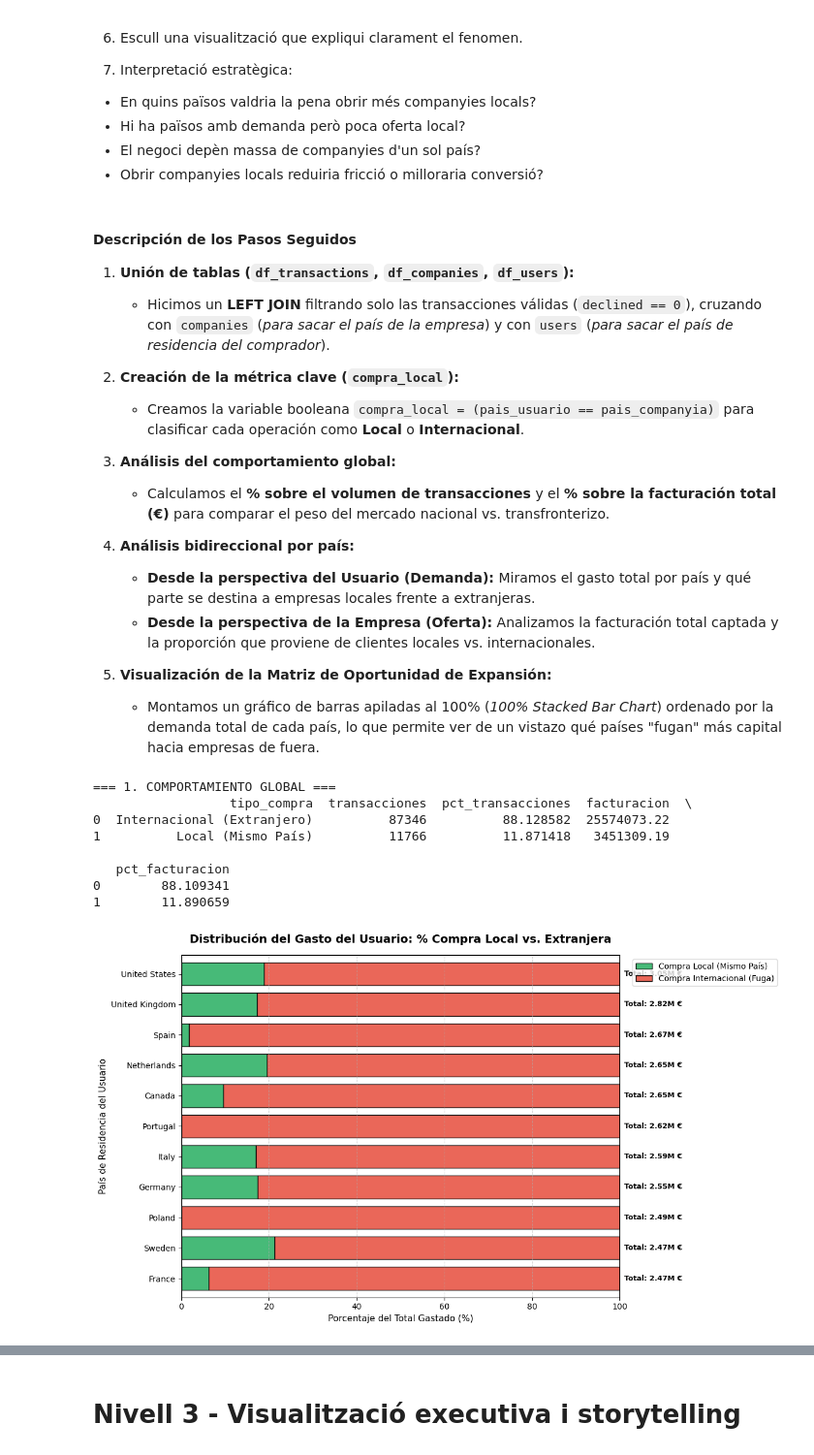
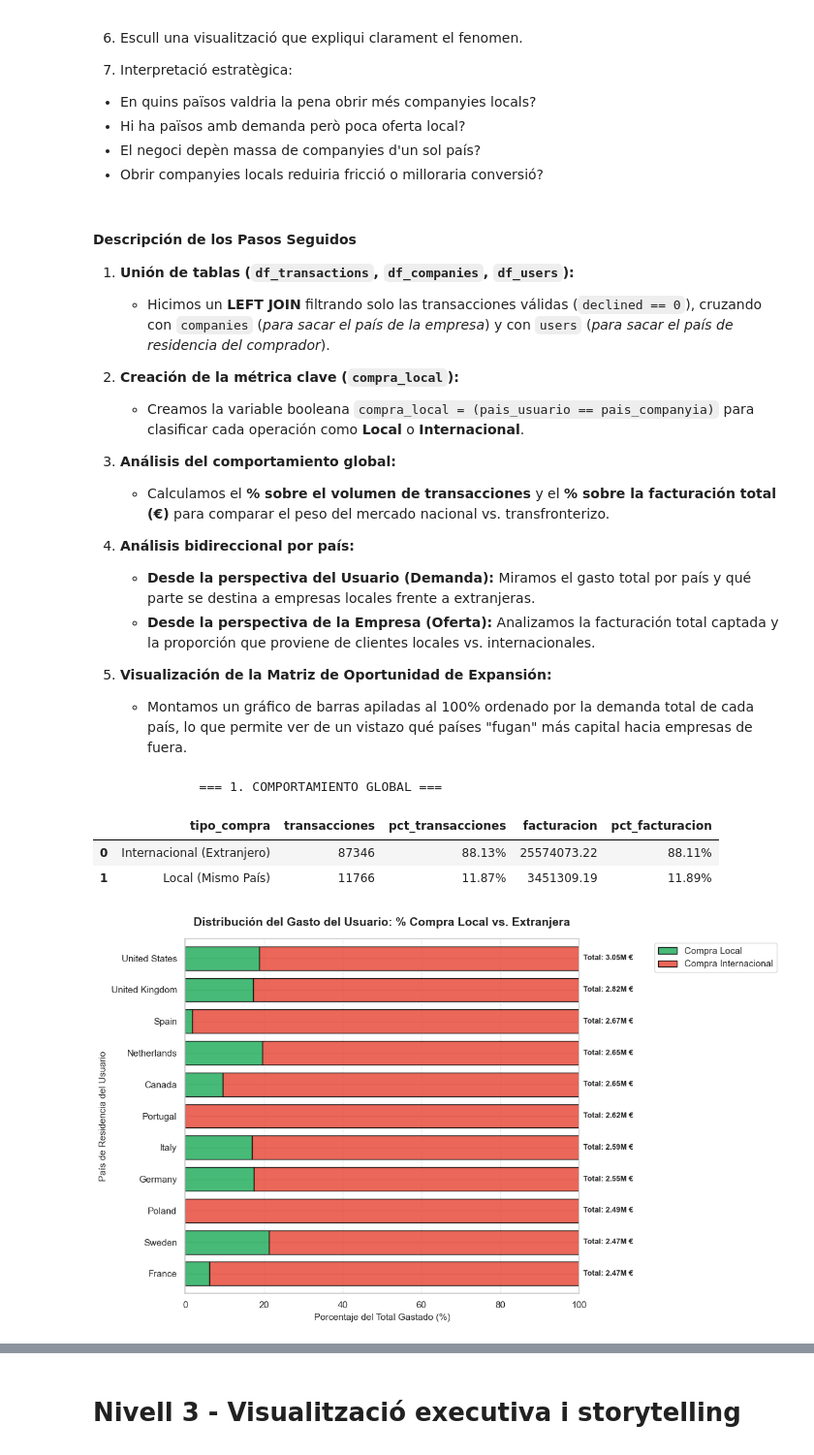
Before and after one commit to KrisBcn-dev/ITAESPDATA, a Jupyter notebook: Sprint9/S9_CristinaFornaguera.ipynb, the cells around one changed output, grey strips where cells are left out. Shown at 97% size. Cells and saved outputs as stored; diff of their text form; code cells hidden in the pictures.

```diff
--- a/Sprint9/S9_CristinaFornaguera.ipynb
+++ b/Sprint9/S9_CristinaFornaguera.ipynb
@@ -37,21 +25,11 @@ Usuari: None
 from sqlalchemy import create_engine
 import pandas as pd
 
-# 1. Define tus credenciales
-USER = "xxxx"
-PASSWORD = "xxxx"
+USER = "ruser"
+PASSWORD = "2026Ruser1."
 HOST = "127.0.0.1"
 PORT = "3306"
 DATABASE = "sales"
 
-# 2. Crea la URI con el formato correcto para SQLAlchemy + PyMySQL
-#DATABASE_URI = f"mysql+pymysql://{USER}:{PASSWORD}@{HOST}:{PORT}/{DATABASE}"
-DATABASE_URI = f"mysql+pymysql://{USER}:{PASSWORD}@{HOST}/{DATABASE}"
-# Crear el motor de conexión
+DATABASE_URI = f"mysql+pymysql://{USER}:{PASSWORD}@{HOST}:{PORT}/{DATABASE}"
 engine = create_engine(DATABASE_URI)
-# Ejecutar la consulta pasando el 'engine' en lugar de la conexión antigua
-query = "SELECT * FROM transactions;"
-df_transactions = pd.read_sql(query, con=engine)
-
-# Test: Ver la cabecera
-df_transactions.head()
@@ -467,8 +551,8 @@ import matplotlib.pyplot as plt
 import seaborn as sns
 
 # Ensure 'hour' and 'status_label' columns are available (assuming they were created previously)
-# df_transactions['hour'] = df_transactions['timestamp'].dt.hour
-# df_transactions['status_label'] = df_transactions['declined'].map({0: 'Aceptada', 1: 'Rechazada'})
+df_transactions['hour'] = df_transactions['timestamp'].dt.hour
+df_transactions['status_label'] = df_transactions['declined'].map({0: 'Aceptada', 1: 'Rechazada'})
 
 plt.figure(figsize=(14, 6))
 sns.boxenplot(
@@ -1705,7 +1780,7 @@ Passos orientatius:
    * **Desde la perspectiva de la Empresa (Oferta):** Analizamos la facturación total captada y la proporción que proviene de clientes locales vs. internacionales.
 
 5. **Visualización de la Matriz de Oportunidad de Expansión:**
-   * Montamos un gráfico de barras apiladas al 100% (*100% Stacked Bar Chart*) ordenado por la demanda total de cada país, lo que permite ver de un vistazo qué países "fugan" más capital hacia empresas de fuera.
+   * Montamos un gráfico de barras apiladas al 100% ordenado por la demanda total de cada país, lo que permite ver de un vistazo qué países "fugan" más capital hacia empresas de fuera.
 # %%
 import matplotlib.pyplot as plt
 import numpy as np
@@ -1715,7 +1790,7 @@ import seaborn as sns
 # Filtrar transacciones válidas
 df_valid = df_transactions[df_transactions['declined'] == 0].copy()
 
-# 2. Merge de Transacciones con Companies y Users
+# Merge de Transacciones con Companies y Users
 # Renombramos columnas de país para evitar colisiones
 df_geo = pd.merge(
     df_valid,
@@ -1741,7 +1816,7 @@ df_geo['tipo_compra'] = np.where(
     df_geo['compra_local'], 'Local (Mismo País)', 'Internacional (Extranjero)'
 )
 
-# ANÁLISIS GLOBAL
+# Análisis Global
 tot_facturacion = df_geo['amount'].sum()
 tot_transacciones = len(df_geo)
 
@@ -1754,15 +1829,15 @@ global_metrics = (
     .reset_index()
 )
 
-global_metrics['pct_transacciones'] = (
-    global_metrics['transacciones'] / tot_transacciones
-) * 100
-global_metrics['pct_facturacion'] = (
-    global_metrics['facturacion'] / tot_facturacion
-) * 100
+global_metrics['pct_transacciones'] = global_metrics['transacciones'].apply(
+    lambda x: f"{round((x / tot_transacciones) * 100, 2)}%"
+)
+global_metrics['pct_facturacion'] = global_metrics['facturacion'].apply(
+    lambda x: f"{round((x / tot_facturacion) * 100, 2)}%"
+)
 
-print('=== 1. COMPORTAMIENTO GLOBAL ===')
-print(
+print('              === 1. COMPORTAMIENTO GLOBAL ===')
+display(
     global_metrics[
         [
             'tipo_compra',
@@ -1774,7 +1849,7 @@ print(
     ]
 )
 
-# ANÁLISIS POR PAÍS DEL USUARIO (DEMANDA)
+# Análisis por País de Usuario (Demanda)
 user_geo = (
     df_geo.groupby(['pais_usuario', 'tipo_compra'])['amount']
     .sum()
@@ -1795,7 +1870,7 @@ user_geo['Pct_Internacional'] = (
 ) * 100
 user_geo = user_geo.sort_values(by='Total_Demanda', ascending=False)
 
-# VISUALIZACIÓN: Fuga de Demanda por País del Usuario
+# Visualización: Fuga de Demanda por País del Usuario
 fig, ax = plt.subplots(figsize=(12, 7))
 
 # Gráfico de barras apiladas al 100%
@@ -1813,44 +1888,40 @@ user_geo_pct.plot(
 
 plt.title(
     'Distribución del Gasto del Usuario: % Compra Local vs. Extranjera',
     fontsize=14,
     pad=15,
     fontweight='bold',
 )
 plt.xlabel('Porcentaje del Total Gastado (%)', fontsize=11)
 plt.ylabel('País de Residencia del Usuario', fontsize=11)
 plt.legend(
-    ['Compra Local (Mismo País)', 'Compra Internacional (Fuga)'],
-    bbox_to_anchor=(1.02, 1),
+    ['Compra Local', 'Compra Internacional'],
+    bbox_to_anchor=(1.18, 1),
     loc='upper left',
 )
 plt.xlim(0, 100)
 plt.gca().invert_yaxis()  # El país con más demanda arriba
 plt.grid(axis='x', linestyle='--', alpha=0.5)
 
 # Añadir etiquetas con el valor absoluto gastado a la derecha
 for i, (index, row) in enumerate(user_geo.iterrows()):
     ax.text(
         101,
         i,
         f"Total: {row['Total_Demanda']/1e6:.2f}M €",
         va='center',
         fontsize=9,
         fontweight='bold',
     )
 
 plt.tight_layout()
 plt.show()
 # %% [output]
-=== 1. COMPORTAMIENTO GLOBAL ===
-                  tipo_compra  transacciones  pct_transacciones  facturacion  \
-0  Internacional (Extranjero)          87346          88.128582  25574073.22
-1          Local (Mismo País)          11766          11.871418   3451309.19
-
-   pct_facturacion
-0        88.109341
-1        11.890659
+              === 1. COMPORTAMIENTO GLOBAL ===
+|  | tipo_compra | transacciones | pct_transacciones | facturacion | pct_facturacion |
+| 0 | Internacional (Extranjero) | 87346 | 88.13% | 25574073.22 | 88.11% |
+| 1 | Local (Mismo País) | 11766 | 11.87% | 3451309.19 | 11.89% |
-[figure, old version]
+[figure, new version]
 # %% [markdown]
 #### 3. Interpretación Estratégica y Preguntas de Negocio
 
```
Also changed, not shown: parts of 46 cells of this notebook.
